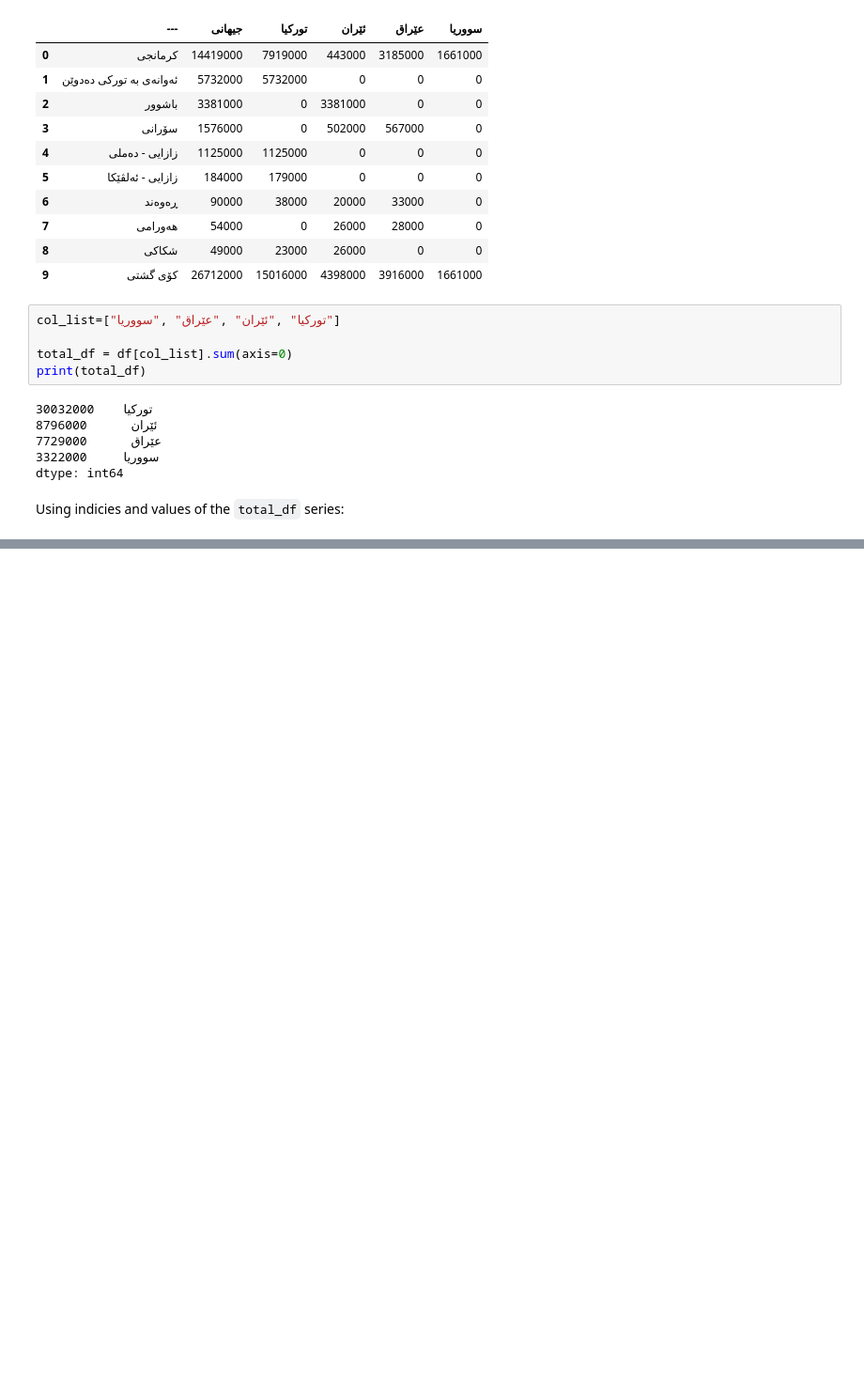
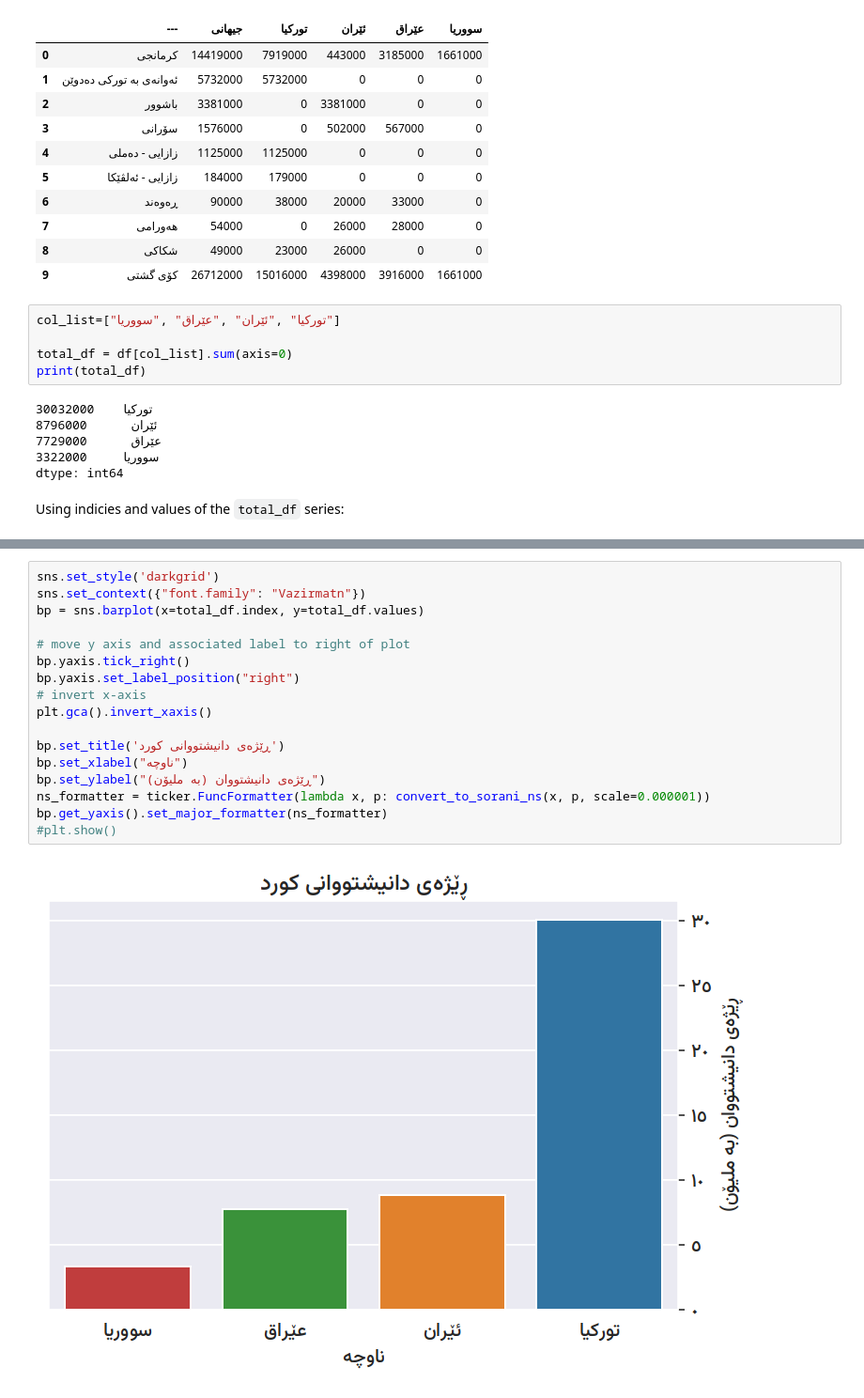
Before and after one commit to enabling-languages/python-i18n, a Jupyter notebook: notebooks/seaborn.ipynb, the cells around one changed output, grey strips where cells are left out. Shown: that part at 94% size. Cells and saved outputs as stored; diff of their text form; blank space fills up the shorter version.

```diff
--- a/notebooks/seaborn.ipynb
+++ b/notebooks/seaborn.ipynb
@@ -82,0 +121,19 @@ plt.show()
+# %%
+sns.set_style('darkgrid')
+sns.set_context({"font.family": "Vazirmatn"})
+bp = sns.barplot(x=total_df.index, y=total_df.values)
+
+# move y axis and associated label to right of plot
+bp.yaxis.tick_right()
+bp.yaxis.set_label_position("right")
+# invert x-axis
+plt.gca().invert_xaxis()
+
+bp.set_title('ڕێژەی دانیشتووانی کورد')
+bp.set_xlabel("ناوچە")
+bp.set_ylabel("ڕێژەی دانیشتووان (بە ملیۆن)")
+ns_formatter = ticker.FuncFormatter(lambda x, p: convert_to_sorani_ns(x, p, scale=0.000001))
+bp.get_yaxis().set_major_formatter(ns_formatter)
+#plt.show()
+# %% [output]
+[figure, added]
```
Also changed, not shown: parts of 8 cells of this notebook, 1 other file.
